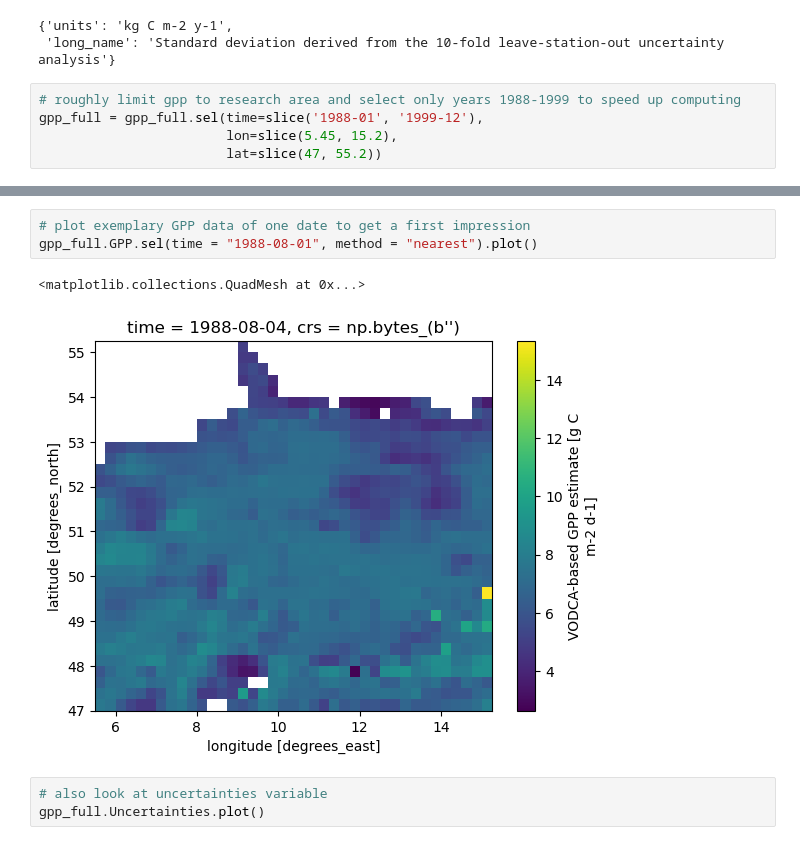
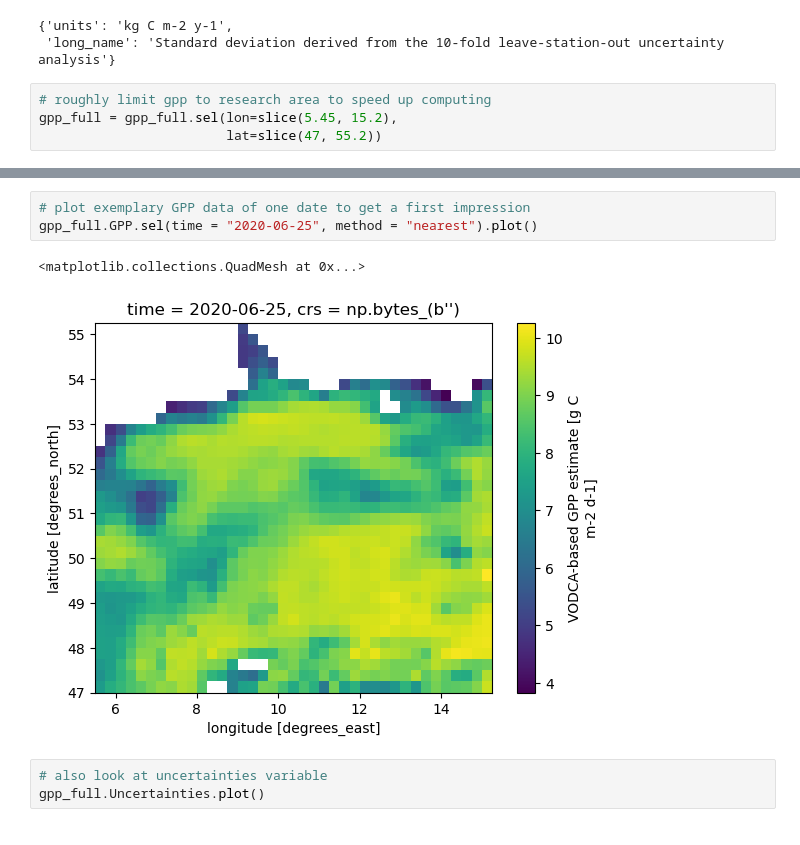
Before and after one commit to irishaake/Thesis_Msc, a Jupyter notebook: 12_Prepare_GPP_VODCA2.ipynb, the cells around one changed output, grey strips where cells are left out. Drawn from its saved outputs; the diff is of its cells as text.

```diff
--- a/12_Prepare_GPP_VODCA2.ipynb
+++ b/12_Prepare_GPP_VODCA2.ipynb
@@ -62,7 +62,6 @@ gpp_full.Uncertainties.attrs
 {'units': 'kg C m-2 y-1',
  'long_name': 'Standard deviation derived from the 10-fold leave-station-out uncertainty analysis'}
 # %%
-# roughly limit gpp to research area and select only years 1988-1999 to speed up computing
-gpp_full = gpp_full.sel(time=slice('1988-01', '1999-12'),
-                        lon=slice(5.45, 15.2),
+# roughly limit gpp to research area to speed up computing
+gpp_full = gpp_full.sel(lon=slice(5.45, 15.2),
                         lat=slice(47, 55.2))
@@ -89,9 +68,9 @@ Attributes: (12/20)
 # %%
 # plot exemplary GPP data of one date to get a first impression
-gpp_full.GPP.sel(time = "1988-08-01", method = "nearest").plot()
+gpp_full.GPP.sel(time = "2020-06-25", method = "nearest").plot()
 # %% [output]
 <matplotlib.collections.QuadMesh at 0x...>
-[figure, old version]
+[figure, new version]
 # %%
 # also look at uncertainties variable
 gpp_full.Uncertainties.plot()
```
Also changed, not shown: parts of 5 cells of this notebook, 3 other files.
